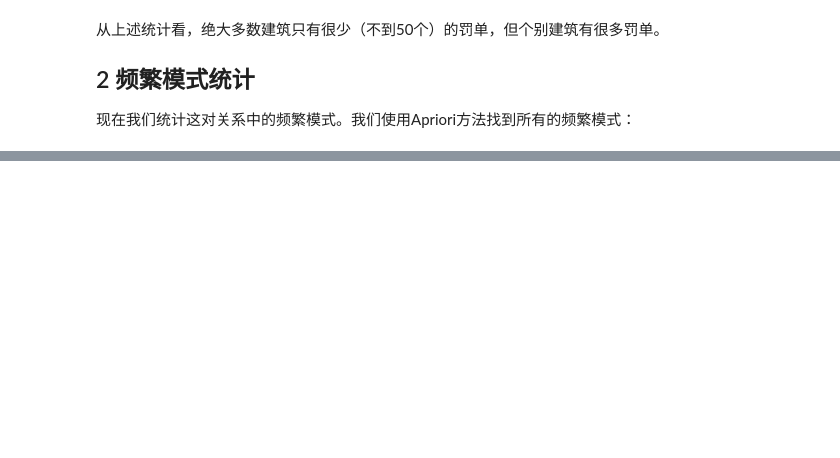
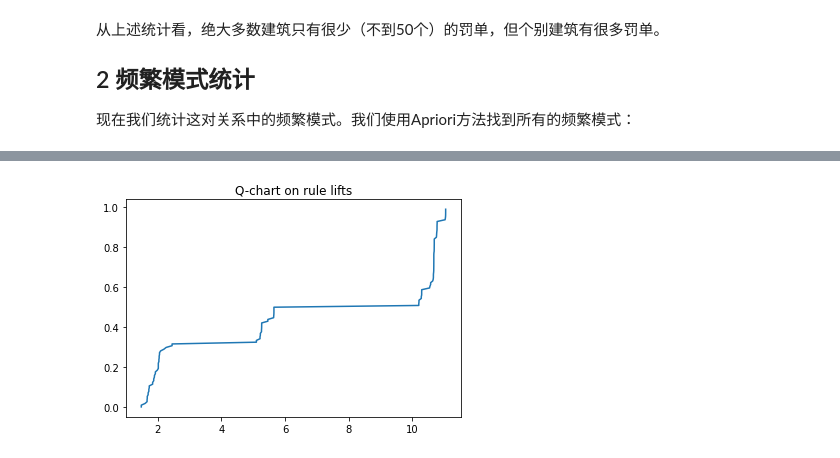
Before and after one commit to howmanyKsdoIneed/BITDM-minings, a Jupyter notebook: 互评作业2：频繁模式与关联规则.ipynb, the cells around one changed output, grey strips where cells are left out. Cells and saved outputs as stored; diff of their text form; code cells hidden in the pictures; blank space fills up the shorter version.

```diff
--- a/互评作业2：频繁模式与关联规则.ipynb
+++ b/互评作业2：频繁模式与关联规则.ipynb
@@ -187,0 +314,9 @@ def Apriori(dataset, min_support = 2):
+# %%
+viol_tobe_explained=set()
+rules_ptd = [rule for rule in rules if rule.confidence>=0.9]
+rules_ptd.sort(key = lambda rule:rule.confidence,reverse=True)
+print(f'total {len(rules_ptd)} rules to be shown:')
+print(f'{"Confidence":<12}{"Set Sup.":<12}Head  Tail')
+for rule in rules_ptd:
+        viol_tobe_explained.update(rule.items)
+        print(f'{rule.confidence:<12.5f}{rule.support/bld_count:<12.5f}{rule.head:<6}{rule.to}')
@@ -187,0 +362,11 @@ def Apriori(dataset, min_support = 2):
+# %%
+lifts=[]
+for rule in rules:
+    head_sup = rule.head_support/bld_count
+    total_sup = rule.support/bld_count
+    tail_sup = sup[rule.to]/bld_count
+    rule.lift = total_sup/(head_sup*tail_sup)
+    lifts.append(total_sup/(head_sup*tail_sup))
+plot_qchart(lifts,'Q-chart on rule lifts')
+# %% [output]
+[figure, added]
```
Also changed, not shown: parts of 19 cells of this notebook, 1 other file.
